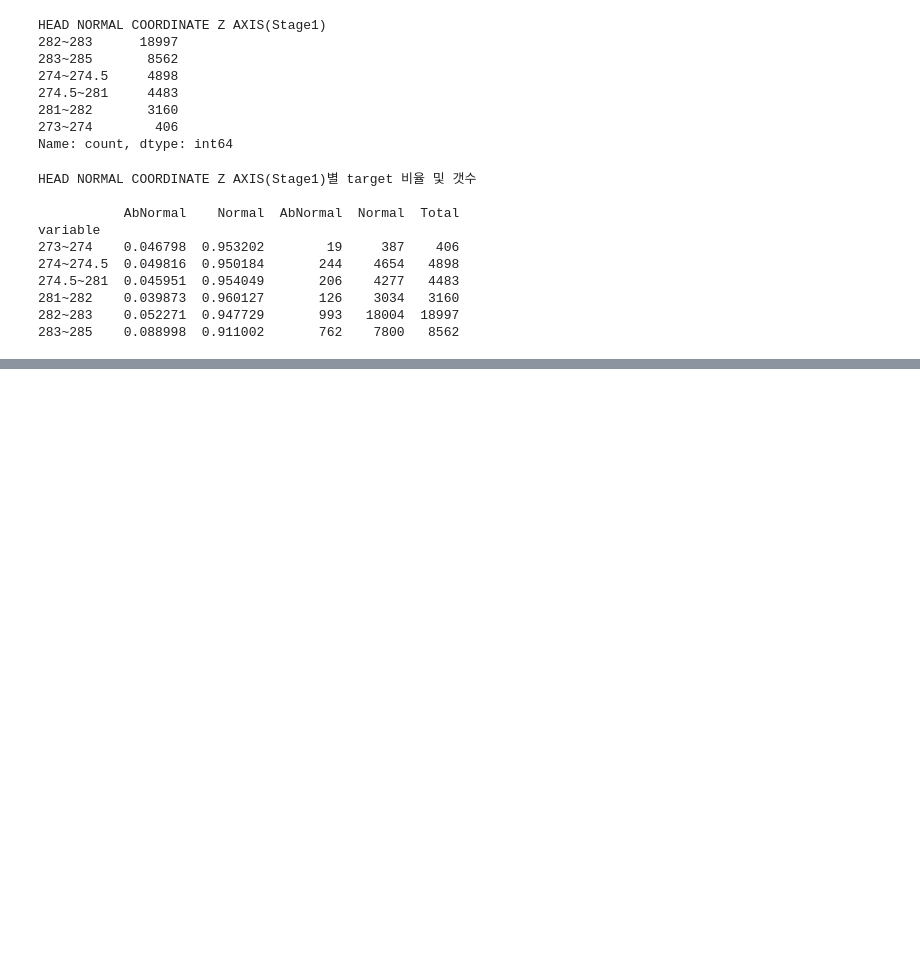
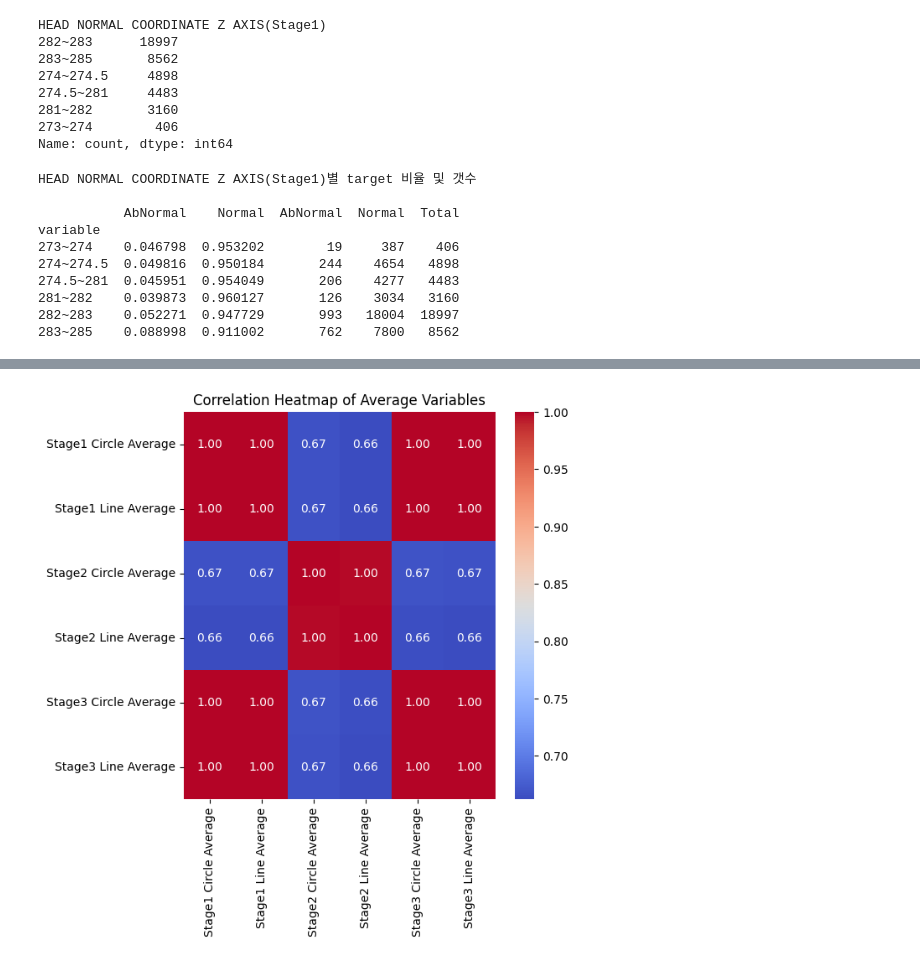
Before and after one commit to dyk9916/Lg_aimers5, a Jupyter notebook: code_log/dongyoung_code/EDA/0812_EDA_Dam.ipynb, the cells around one changed output, grey strips where cells are left out. Drawn from its saved outputs; the diff is of its cells as text; code cells hidden in the pictures; blank space fills up the shorter version.

```diff
--- a/code_log/dongyoung_code/EDA/0812_EDA_Dam.ipynb
+++ b/code_log/dongyoung_code/EDA/0812_EDA_Dam.ipynb
@@ -613,0 +679,13 @@ variable
+# %%
+# Calculate the average values for Circle and Line in each stage separately
+train_data['Stage1 Circle Average'] = train_data[[col for col in train_data.columns if 'Stage1' in col and 'Circle' in col]].mean(axis=1)
+train_data['Stage1 Line Average'] = train_data[[col for col in train_data.columns if 'Stage1' in col and 'Line' in col]].mean(axis=1)
+
+train_data['Stage2 Circle Average'] = train_data[[col for col in train_data.columns if 'Stage2' in col and 'Circle' in col]].mean(axis=1)
+train_data['Stage2 Line Average'] = train_data[[col for col in train_data.columns if 'Stage2' in col and 'Line' in col]].mean(axis=1)
+
+train_data['Stage3 Circle Average'] = train_data[[col for col in train_data.columns if 'Stage3' in col and 'Circle' in col]].mean(axis=1)
+train_data['Stage3 Line Average'] = train_data[[col for col in train_data.columns if 'Stage3' in col and 'Line' in col]].mean(axis=1)
+
+# Display the first few rows to check the new derived variables
+train_data[['Stage1 Circle Average', 'Stage1 Line Average', 'Stage2 Circle Average', 'Stage2 Line Average', 'Stage3 Circle Average', 'Stage3 Line Average']].head()
@@ -613,0 +699,17 @@ variable
+# %%
+# Select the new average variables
+avg_variables = [
+    'Stage1 Circle Average',
+    'Stage1 Line Average',
+    'Stage2 Circle Average',
+    'Stage2 Line Average',
+    'Stage3 Circle Average',
+    'Stage3 Line Average'
+]
+
+# Compute the correlation matrix
+correlation_matrix = train_data[avg_variables].corr()
+
+# Display the correlation matrix
+print("Correlation Matrix:")
+print(correlation_matrix)
@@ -613,0 +734,16 @@ variable
+# %%
+import seaborn as sns
+
+# Set the size of the plot
+plt.figure(figsize=(6, 6))
+
+# Create a heatmap of the correlation matrix
+sns.heatmap(correlation_matrix, annot=True, cmap='coolwarm', fmt=".2f")
+
+# Set the title of the heatmap
+plt.title("Correlation Heatmap of Average Variables")
+
+# Display the plot
+plt.show()
+# %% [output]
+[figure, added]
```
Also changed, not shown: parts of 10 cells of this notebook.
